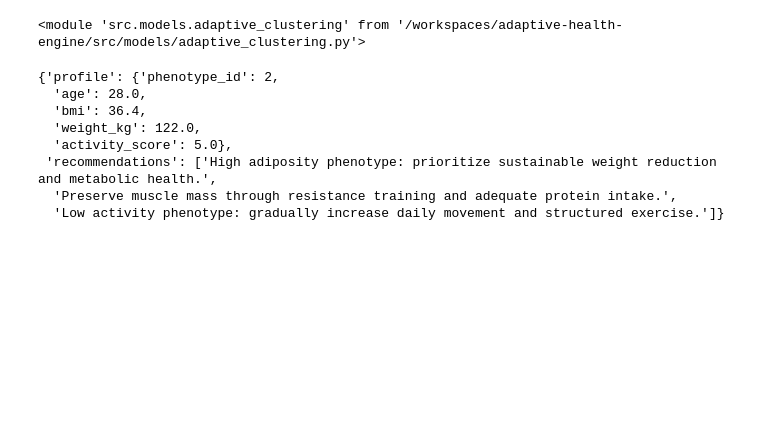
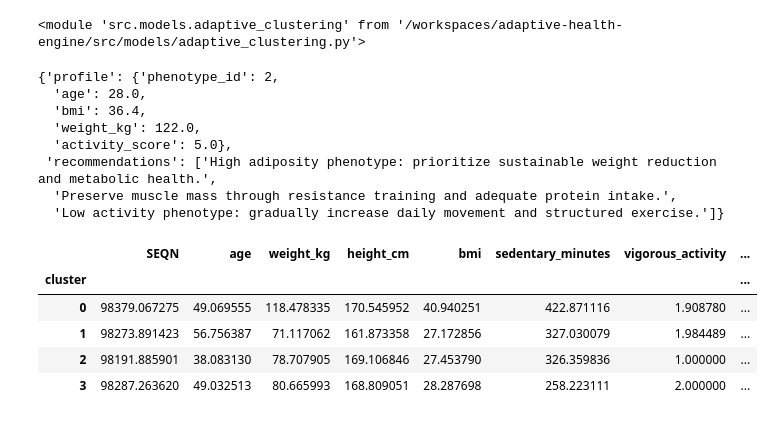
Before and after one commit to crloukas98/adaptive-health-engine, a Jupyter notebook: notebooks/02_feature_engineering.ipynb, the cells around one changed output. Cells and saved outputs as stored; diff of their text form; code cells hidden in the pictures; blank space fills up the shorter version.

```diff
--- a/notebooks/02_feature_engineering.ipynb
+++ b/notebooks/02_feature_engineering.ipynb
@@ -1364,3 +1364,12 @@ result
  'recommendations': ['High adiposity phenotype: prioritize sustainable weight reduction and metabolic health.',
   'Preserve muscle mass through resistance training and adequate protein intake.',
   'Low activity phenotype: gradually increase daily movement and structured exercise.']}
+# %%
+adaptive_clusters_clean.groupby("cluster").mean()
+# %% [output]
+|  | SEQN | age | weight_kg | height_cm | bmi | sedentary_minutes | vigorous_activity | ... |
+| cluster |  |  |  |  |  |  |  | ... |
+| 0 | 98379.067275 | 49.069555 | 118.478335 | 170.545952 | 40.940251 | 422.871116 | 1.908780 | ... |
+| 1 | 98273.891423 | 56.756387 | 71.117062 | 161.873358 | 27.172856 | 327.030079 | 1.984489 | ... |
+| 2 | 98191.885901 | 38.083130 | 78.707905 | 169.106846 | 27.453790 | 326.359836 | 1.000000 | ... |
+| 3 | 98287.263620 | 49.032513 | 80.665993 | 168.809051 | 28.287698 | 258.223111 | 2.000000 | ... |
```
Also changed, not shown: parts of 2 cells of this notebook, 2 other files.
